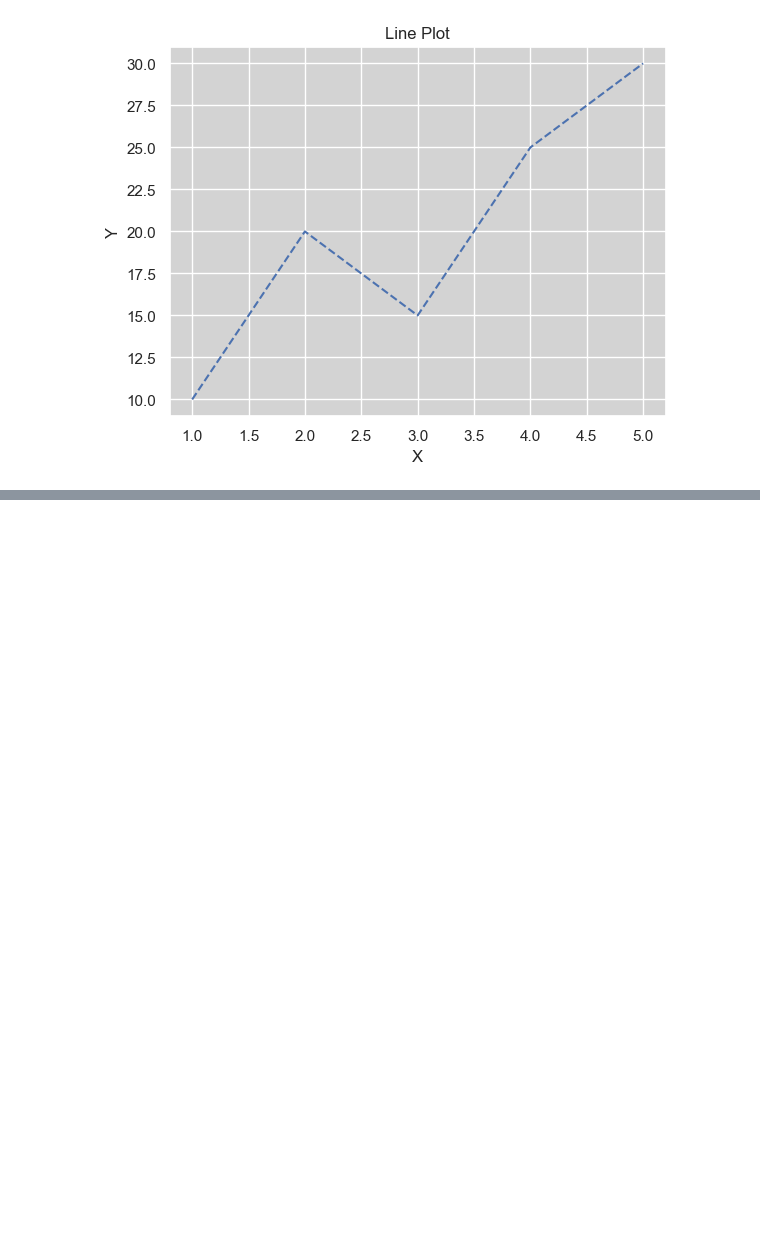
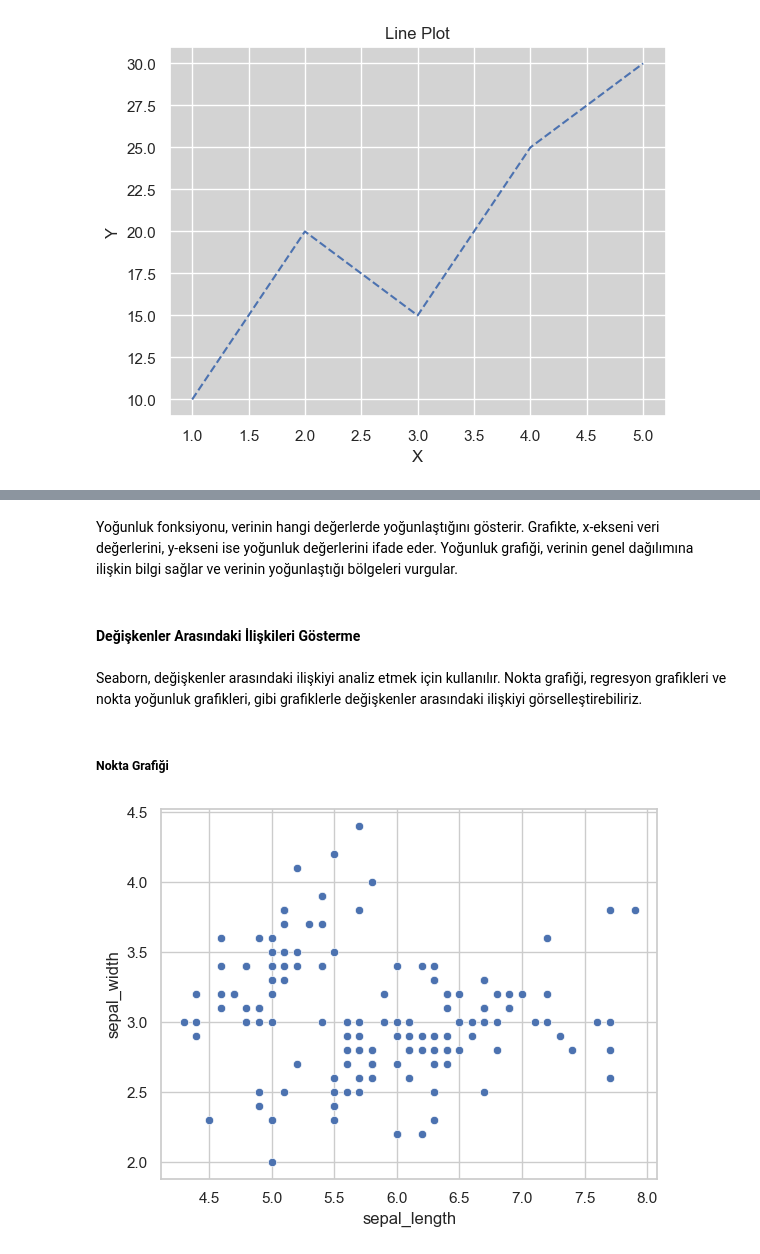
Before and after one commit to suleymangzy/Fundamentals-of-AI, a Jupyter notebook: DataVisualization/DataVisualization.ipynb, the cells around one changed output, grey strips where cells are left out. Saved outputs shown, nothing was run; the diff lists cells and outputs as text; code cells hidden in the pictures; blank space fills up the shorter version.

```diff
--- a/DataVisualization/DataVisualization.ipynb
+++ b/DataVisualization/DataVisualization.ipynb
@@ -250,0 +293,14 @@ plt.show()
+# %% [markdown]
+Yoğunluk fonksiyonu, verinin hangi değerlerde yoğunlaştığını gösterir. Grafikte, x-ekseni veri değerlerini, y-ekseni ise yoğunluk değerlerini ifade eder. Yoğunluk grafiği, verinin genel dağılımına ilişkin bilgi sağlar ve verinin yoğunlaştığı bölgeleri vurgular.
+# %% [markdown]
+#### Değişkenler Arasındaki İlişkileri Gösterme
+# %% [markdown]
+Seaborn, değişkenler arasındaki ilişkiyi analiz etmek için kullanılır. Nokta grafiği, regresyon grafikleri ve nokta yoğunluk grafikleri, gibi grafiklerle değişkenler arasındaki ilişkiyi görselleştirebiliriz.
+# %% [markdown]
+##### Nokta Grafiği
+# %%
+veri = sns.load_dataset("iris")
+sns.scatterplot(data=veri, x='sepal_length', y='sepal_width')
+plt.show()
+# %% [output]
+[figure, added]
```
Also changed, not shown: parts of 16 cells of this notebook.
